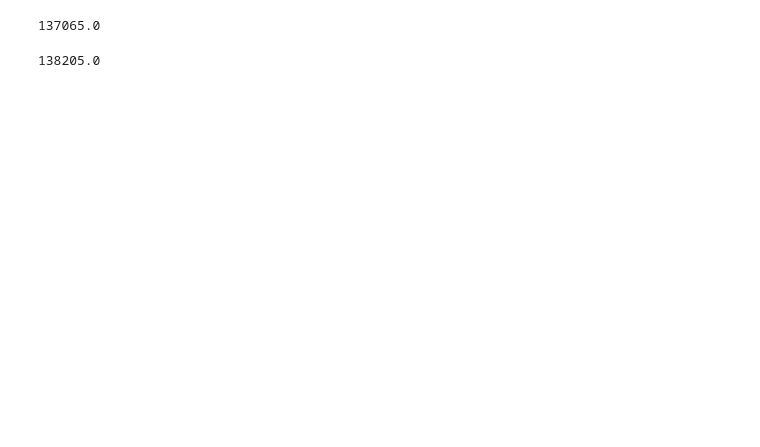
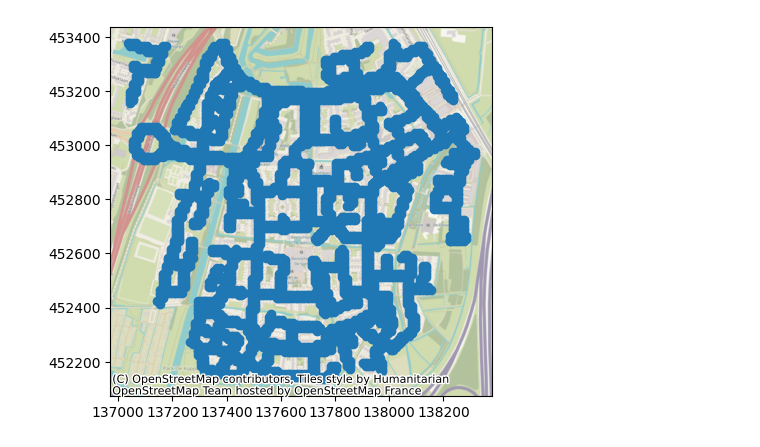
Before and after one commit to Floris-C/noise-thesis, a Jupyter notebook: method/pykrige.ipynb, the cells around one changed output. Saved outputs shown, nothing was run; the diff lists cells and outputs as text; code cells hidden in the pictures; blank space fills up the shorter version.

```diff
--- a/method/pykrige.ipynb
+++ b/method/pykrige.ipynb
@@ -8,7 +9,11 @@ import geopandas as gpd
 # %%
-gdf = gpd.read_file('..\\output\\model_in1.GEOJSON', engine='pyogrio', use_arrow=True)
+gdf = gpd.read_file('..\\output\\model_in1.GEOJSON', engine='pyogrio')
 c_variables = ['x', 'y']
 # x_variables = ['maxspeed', 'bridge', 'rt_tertiary', 'rt_residential', 'rt_living_street', 'rt_service']
 x_variables = ['maxspeed', 'bridge']
 y_variable = ['dBA_reg']
+ax = gdf.plot()
+cx.add_basemap(ax, crs=gdf.crs)
+# %% [output]
+[figure, added]
 # %%
@@ -20,9 +24 @@ OK = OrdinaryKriging(x,y,z)
-# %%
-x.min()
-# %% [output]
-137065.0
-# %%
-x.max()
-# %% [output]
-138205.0
 # %%
```
Also changed, not shown: parts of 7 cells of this notebook, 1 other file.
